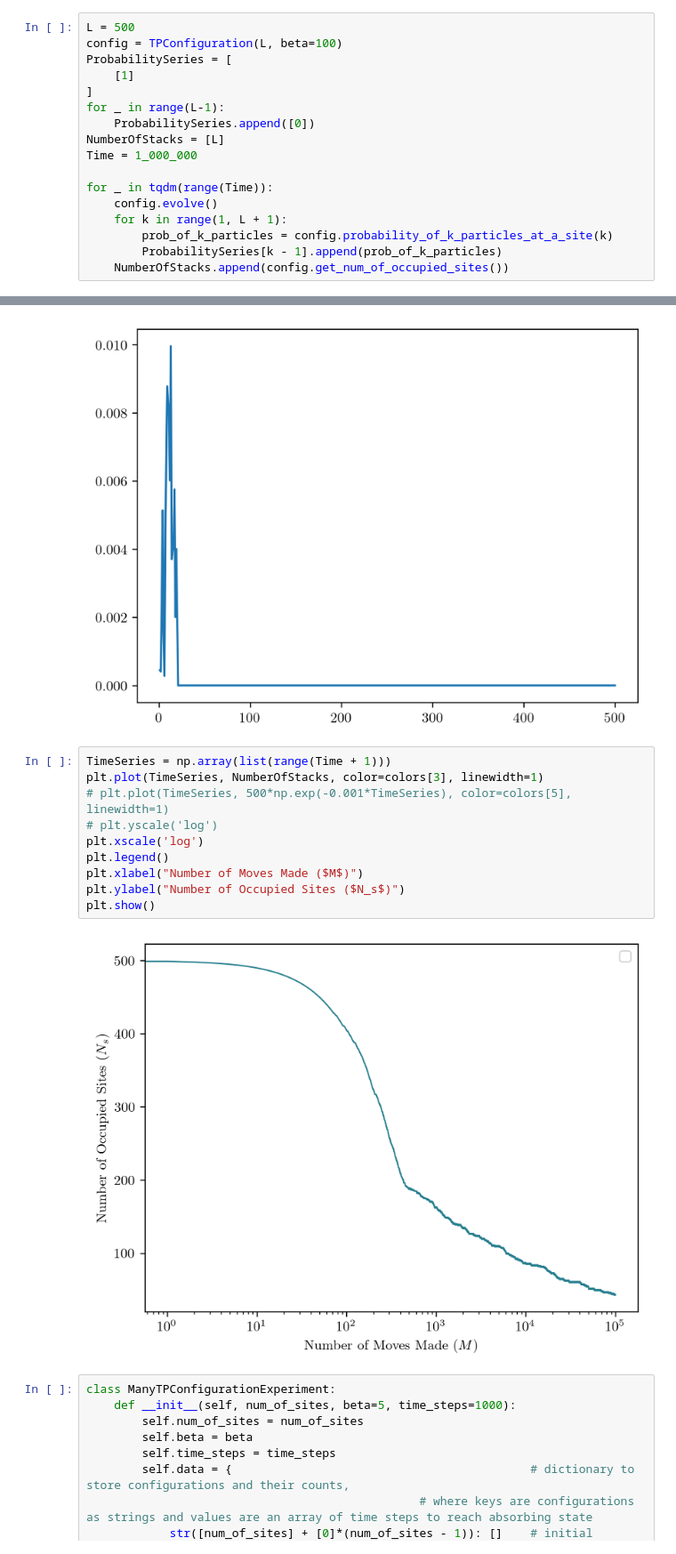
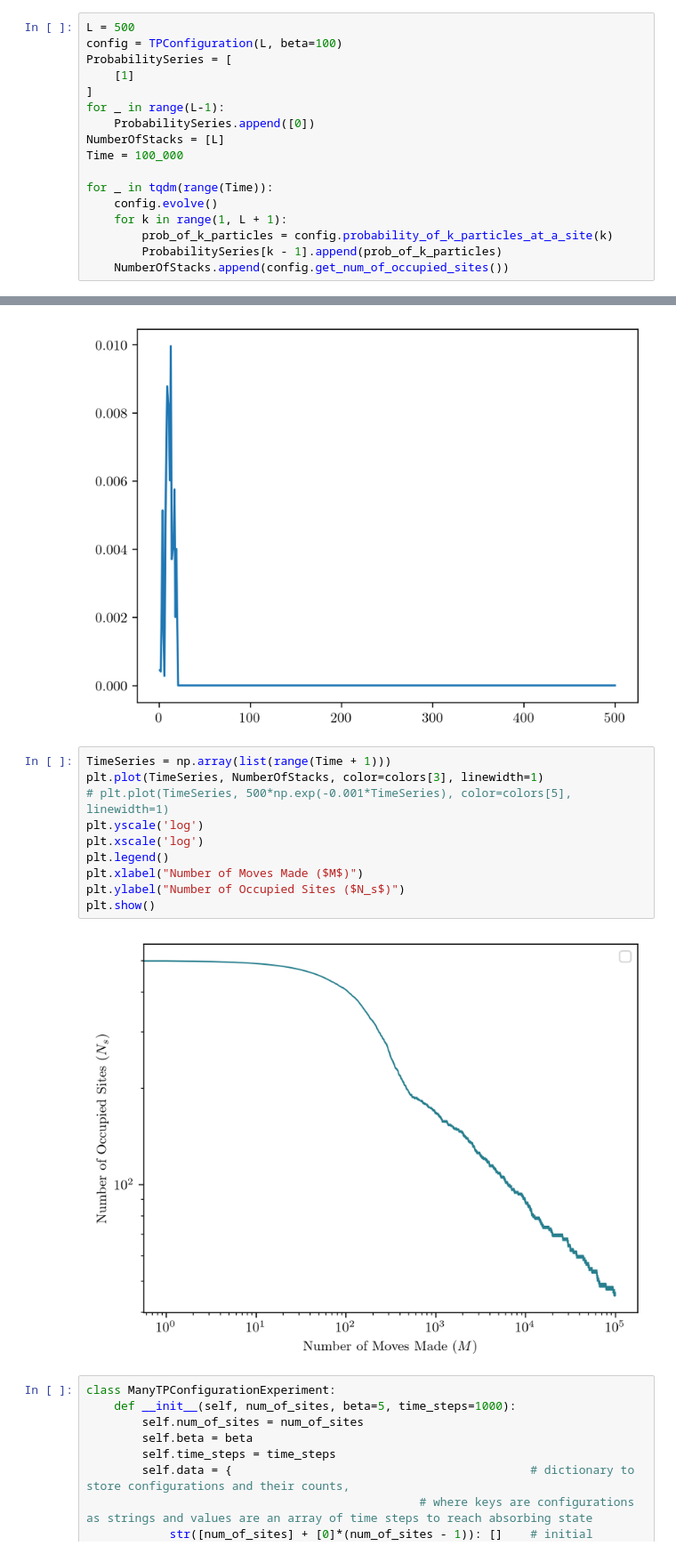
Before and after one commit to paarthtara/sfi-ucr-2025, a Jupyter notebook: target_process_sim.ipynb, the cells around one changed output, grey strips where cells are left out. Shown at 89% size. Saved outputs shown, nothing was run; the diff lists cells and outputs as text.

```diff
--- a/target_process_sim.ipynb
+++ b/target_process_sim.ipynb
@@ -592,7 +592,7 @@ ProbabilitySeries = [
 for _ in range(L-1):
     ProbabilitySeries.append([0])
 NumberOfStacks = [L]
-Time = 1_000_000
+Time = 100_000
 
 for _ in tqdm(range(Time)):
     config.evolve()
@@ -630,15 +626,15 @@ AverageStationaryProbability.index(max(AverageStationaryProbability)) + 1
 # %%
 TimeSeries = np.array(list(range(Time + 1)))
 plt.plot(TimeSeries, NumberOfStacks, color=colors[3], linewidth=1)
 # plt.plot(TimeSeries, 500*np.exp(-0.001*TimeSeries), color=colors[5], linewidth=1)
-# plt.yscale('log')
+plt.yscale('log')
 plt.xscale('log')
 plt.legend()
 plt.xlabel("Number of Moves Made ($M$)")
 plt.ylabel("Number of Occupied Sites ($N_s$)")
 plt.show()
 # %% [output]
-[figure, old version]
+[figure, new version]
 # %%
 class ManyTPConfigurationExperiment:
     def __init__(self, num_of_sites, beta=5, time_steps=1000):
```
Also changed, not shown: parts of 17 cells of this notebook.
